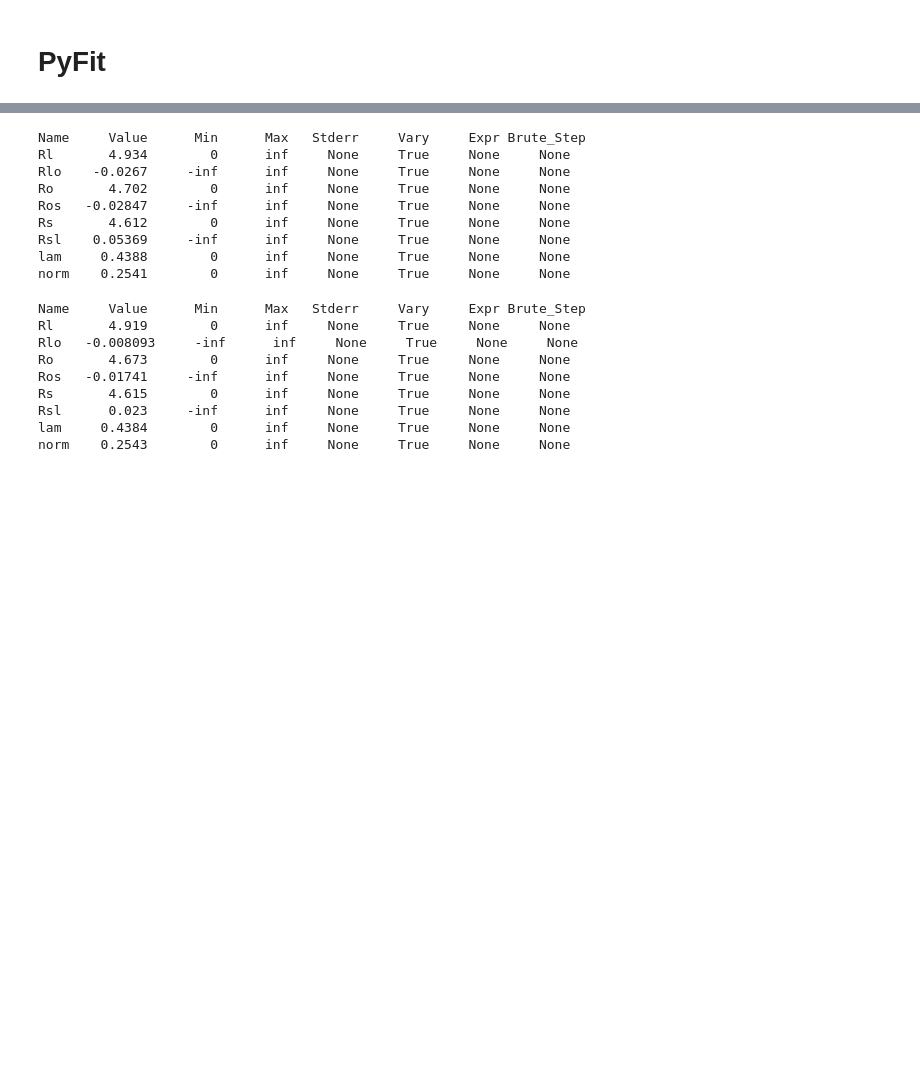
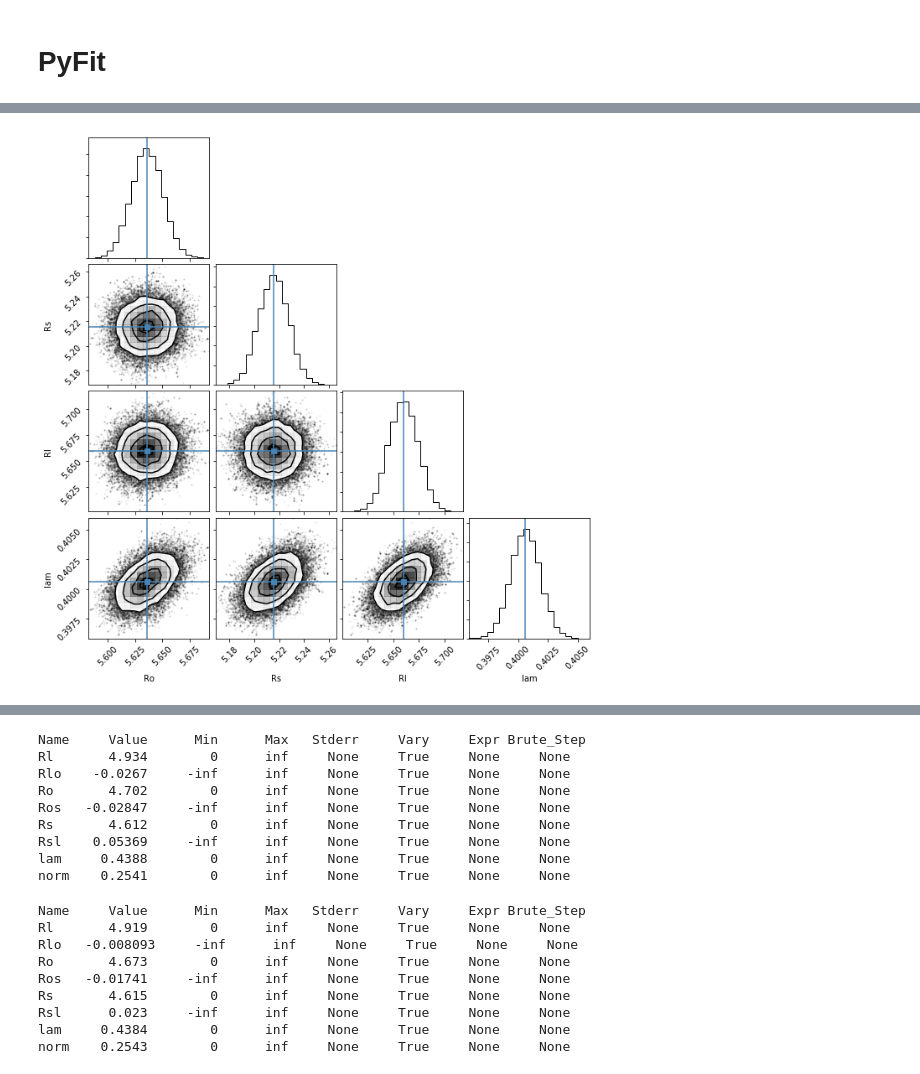
Before and after one commit to akubera/FemtoFitter, a Jupyter notebook: notebooks/PyFit.ipynb, the cells around one changed output, grey strips where cells are left out. Cells and saved outputs as stored; diff of their text form; code cells hidden in the pictures; blank space fills up the shorter version.

```diff
--- a/notebooks/PyFit.ipynb
+++ b/notebooks/PyFit.ipynb
@@ -31,0 +131,19 @@ tdir = tfile.Get(path)
+# %%
+def userfcn(params, *args):
+    model = FitterGauss.func(params, qspace, calc_fsi)
+    return objective_function(model)
+# %%
+emini = lmfit.Minimizer(userfcn, tmparams)
+# %%
+tmparams = cresult0.params.copy()
+for key in ("norm", ):
+    tmparams[key].vary = False
+# %%
+%%time
+with Pool() as pool:
+    tmpres = emini.emcee(params=tmparams,
+                         workers=pool,
+                         burn=300,
+                         is_weighted=True,
+                         float_behavior='chi2')
+tmpres.params.pretty_print()
@@ -31,0 +179,9 @@ tdir = tfile.Get(path)
+# %%
+cres = corner(tmpres.flatchain,
+               labels=tmpres.var_names,
+                #        quantiles=(0.16, 0.84),
+               truths=list(tmpres.params.valuesdict().values()))
+
+plt.show()
+# %% [output]
+[figure, added]
```
Also changed, not shown: parts of 49 cells of this notebook.
